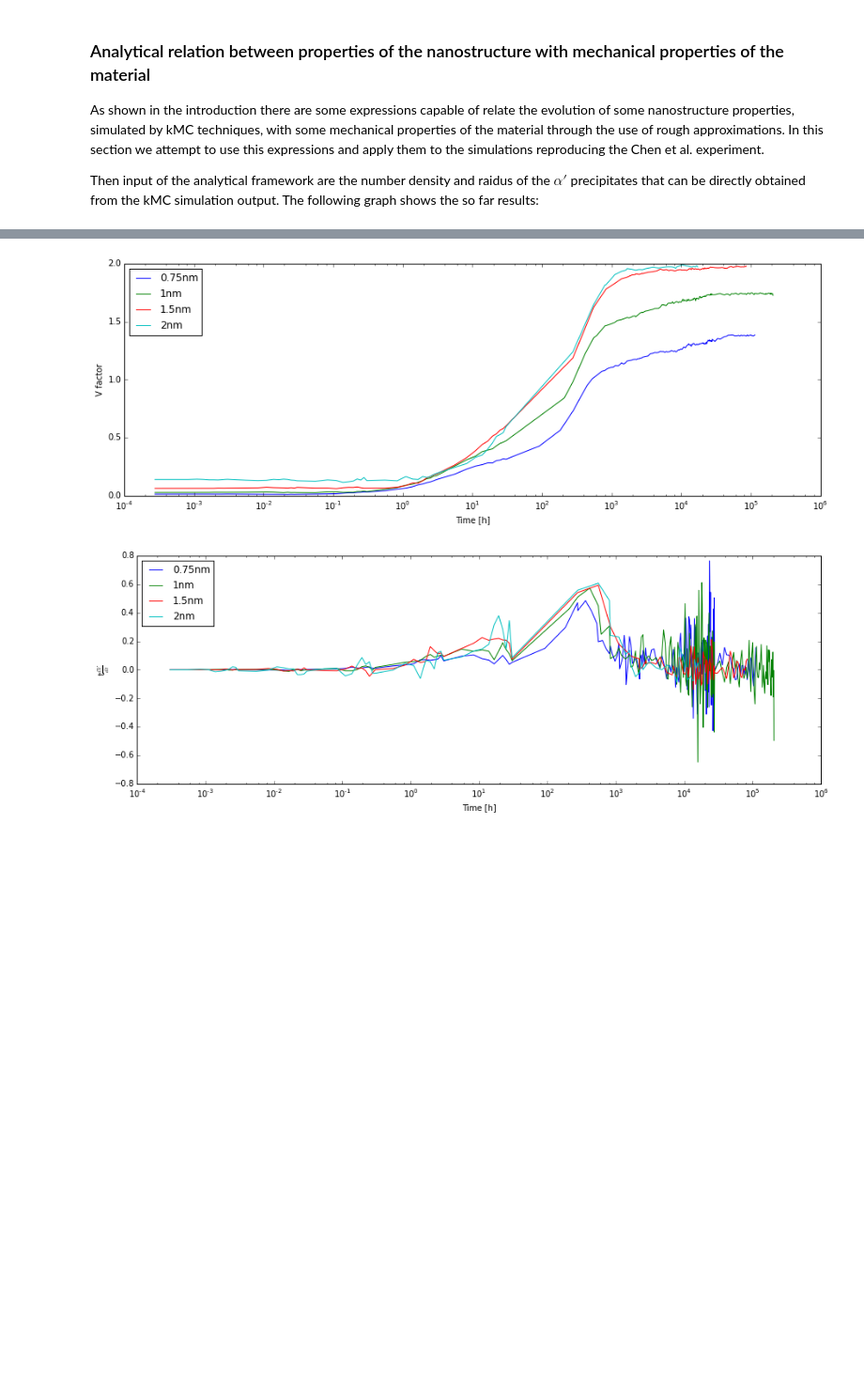
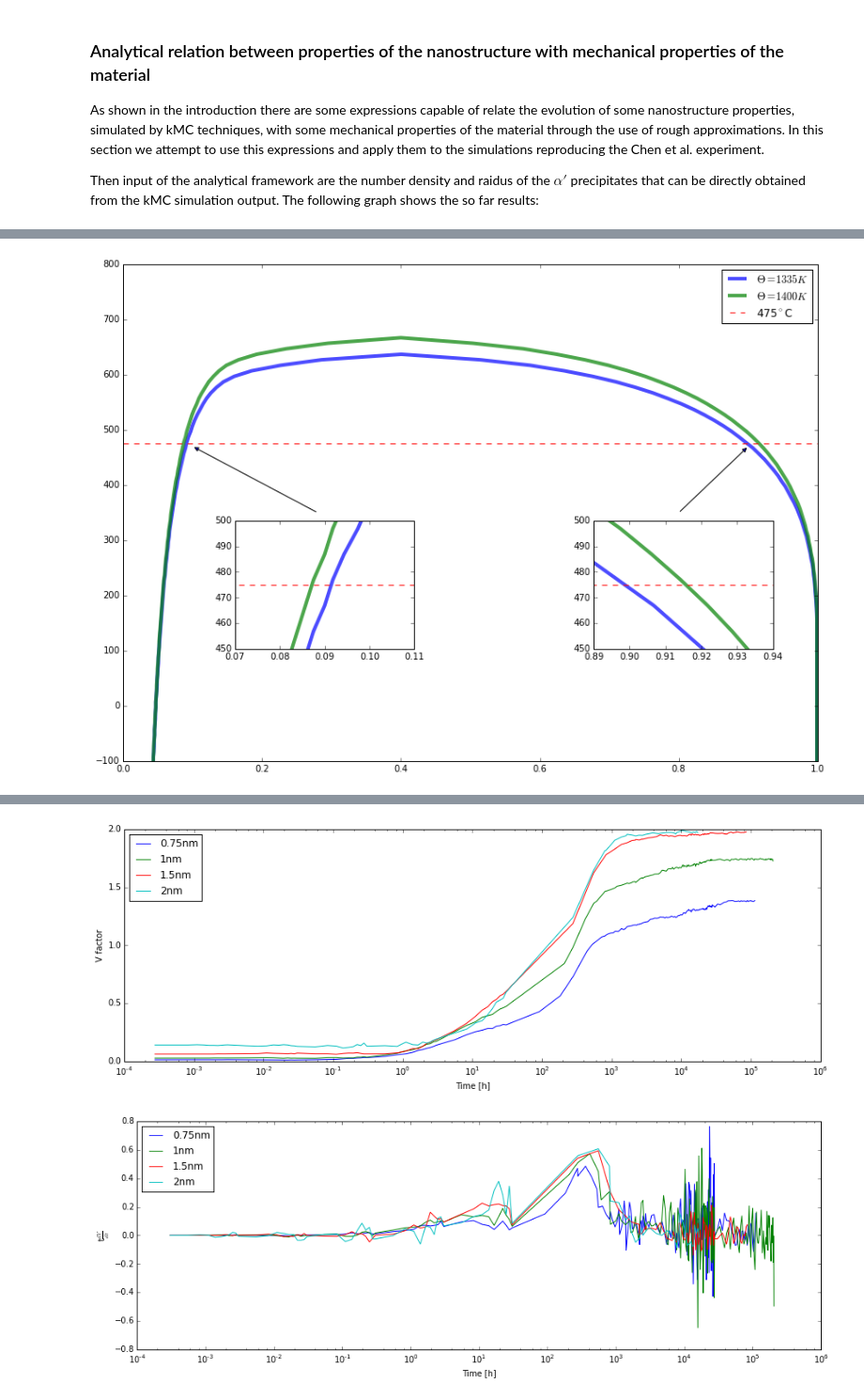
Before and after one commit to spartankel/PyNotes, a Jupyter notebook: Hardening in FeCr alloys.ipynb, the cells around one changed output, grey strips where cells are left out. Shown at 94% size. Drawn from its saved outputs; the diff is of its cells as text; code cells hidden in the pictures; blank space fills up the shorter version.

```diff
--- a/Hardening in FeCr alloys.ipynb
+++ b/Hardening in FeCr alloys.ipynb
@@ -287,3 +229,62 @@ plt.show()
+# %%
+%matplotlib inline
+from numpy import *
+import matplotlib.pyplot as plt
+import pylab
+pylab.rcParams['figure.figsize'] = (14.0, 10.0)
+
+data1 = loadtxt("data/Vfactor/MG/misci_1335K.data").tolist()
+data2 = loadtxt("data/Vfactor/MG/misci_1400K.data").tolist()
+T1335K, T1400K = [], []
+for x in sorted(data1, key = lambda x : x[1]):
+    if x[0] < 920:
+        T1335K.append(x)
+for x in sorted(data2, key = lambda x : x[1]):
+    if x[0] < 950:
+        T1400K.append(x)
+
+plt.plot([x[1] / 1.e4 for x in T1335K], [T[0] - 273.15 for T in T1335K], linewidth=4, label="$\Theta = 1335K$", alpha=0.7)
+plt.plot([x[1] / 1.e4 for x in T1400K], [T[0] - 273.15 for T in T1400K], linewidth=4, label="$\Theta = 1400K$", alpha=0.7)
+plt.plot([0, 1], [475, 475], '--', label="475$^\circ$C")
+plt.legend()
+plt.xlim([0, 1])
+plt.ylim([-100, 800])
+plt.annotate("",
+            xy=(0.1, 470), xycoords='data',
+            xytext=(0.28, 350), textcoords='data',
+            arrowprops=dict(arrowstyle="-|>",
+                            connectionstyle="arc3"),
+            )
+plt.annotate("",
+            xy=(0.9, 470), xycoords='data',
+            xytext=(0.8, 350), textcoords='data',
+            arrowprops=dict(arrowstyle="-|>",
+                            connectionstyle="arc3"),
+            )
+
+
+# this is an inset axes over the main axes
+a = pylab.axes([.25, .3, .2, .2])
+plt.plot([x[1] / 1.e4 for x in T1335K], [T[0] - 273.15 for T in T1335K], linewidth=4, alpha=0.7)
+plt.plot([x[1] / 1.e4 for x in T1400K], [T[0] - 273.15 for T in T1400K], linewidth=4, alpha=0.7)
+plt.plot([0, 1], [475, 475], '--')
+plt.xlim([0.07, 0.11])
+plt.ylim([450, 500])
+plt.xticks(arange(0.07, 0.11 + 0.01, 0.01))
+
+
+# this is another inset axes over the main axes
+a = pylab.axes([.65, .3, .2, .2])
+plt.plot([x[1] / 1.e4 for x in T1335K], [T[0] - 273.15 for T in T1335K], linewidth=4, alpha=0.7)
+plt.plot([x[1] / 1.e4 for x in T1400K], [T[0] - 273.15 for T in T1400K], linewidth=4, alpha=0.7)
+plt.plot([0, 1], [475, 475], '--')
+plt.xlim([0.89, 0.93])
+plt.ylim([450, 500])
+plt.xticks(arange(0.89, 0.93 + 0.01, 0.01))
+
+plt.show()
+# %% [output]
+[figure, added]
 # %% [markdown]
 ### V factor and the cell size
 Due to the necessity of divide the volume in order to obtain the concentration distribution of the sample, the V factor is strongly dependent on the cell division size. Therefore a correlation between the V factor and a mechancial parameter made for one cell size its in general not valid for other cell size.
```
Also changed, not shown: parts of 8 cells of this notebook, 5 other files.
